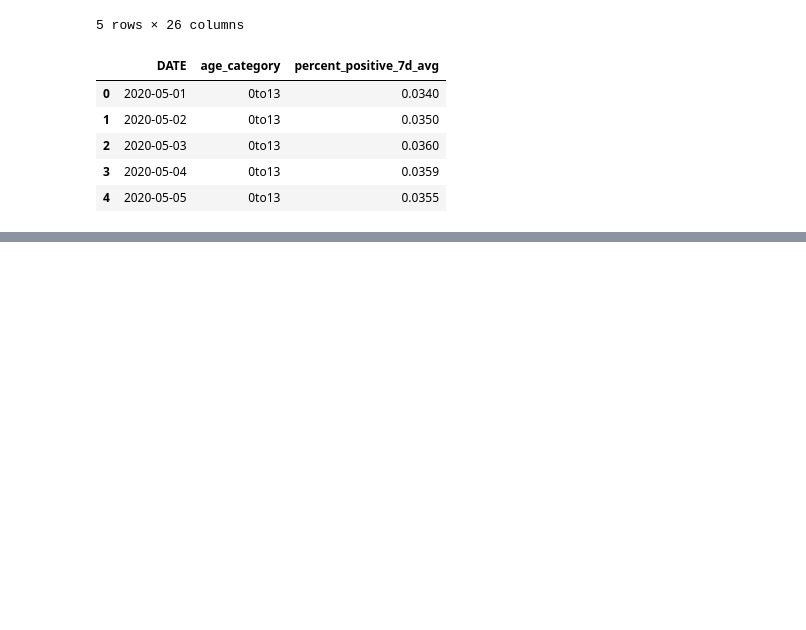
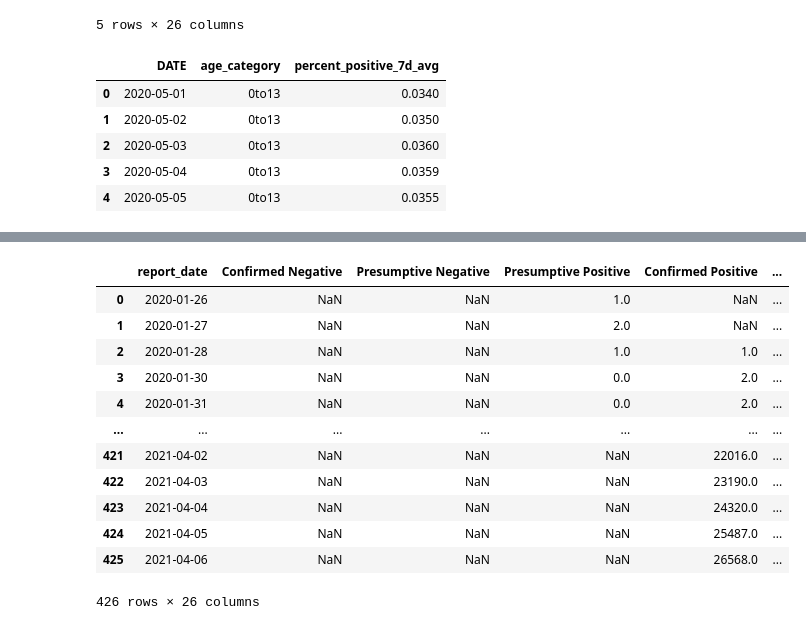
Before and after one commit to SVD6/SYSC-4906-Project, a Jupyter notebook: notebooks/covid-analysis.ipynb, the cells around one changed output, grey strips where cells are left out. Cells and saved outputs as stored; diff of their text form; code cells hidden in the pictures; blank space fills up the shorter version.

Commit message:
Rename columns to be consistent (for date)

```diff
--- a/notebooks/covid-analysis.ipynb
+++ b/notebooks/covid-analysis.ipynb
@@ -34,0 +52,17 @@ vaccine_df.head()
+# %%
+# Rename the date column to be consistent across all dataframes
+covid_df.rename({'Reported Date': 'report_date'}, axis='columns')
+# %% [output]
+|  | report_date | Confirmed Negative | Presumptive Negative | Presumptive Positive | Confirmed Positive | ... |
+| 0 | 2020-01-26 | NaN | NaN | 1.0 | NaN | ... |
+| 1 | 2020-01-27 | NaN | NaN | 2.0 | NaN | ... |
+| 2 | 2020-01-28 | NaN | NaN | 1.0 | 1.0 | ... |
+| 3 | 2020-01-30 | NaN | NaN | 0.0 | 2.0 | ... |
+| 4 | 2020-01-31 | NaN | NaN | 0.0 | 2.0 | ... |
+| ... | ... | ... | ... | ... | ... | ... |
+| 421 | 2021-04-02 | NaN | NaN | NaN | 22016.0 | ... |
+| 422 | 2021-04-03 | NaN | NaN | NaN | 23190.0 | ... |
+| 423 | 2021-04-04 | NaN | NaN | NaN | 24320.0 | ... |
+| 424 | 2021-04-05 | NaN | NaN | NaN | 25487.0 | ... |
+| 425 | 2021-04-06 | NaN | NaN | NaN | 26568.0 | ... |
+426 rows × 26 columns
```
Also changed, not shown: parts of 1 cell of this notebook.
